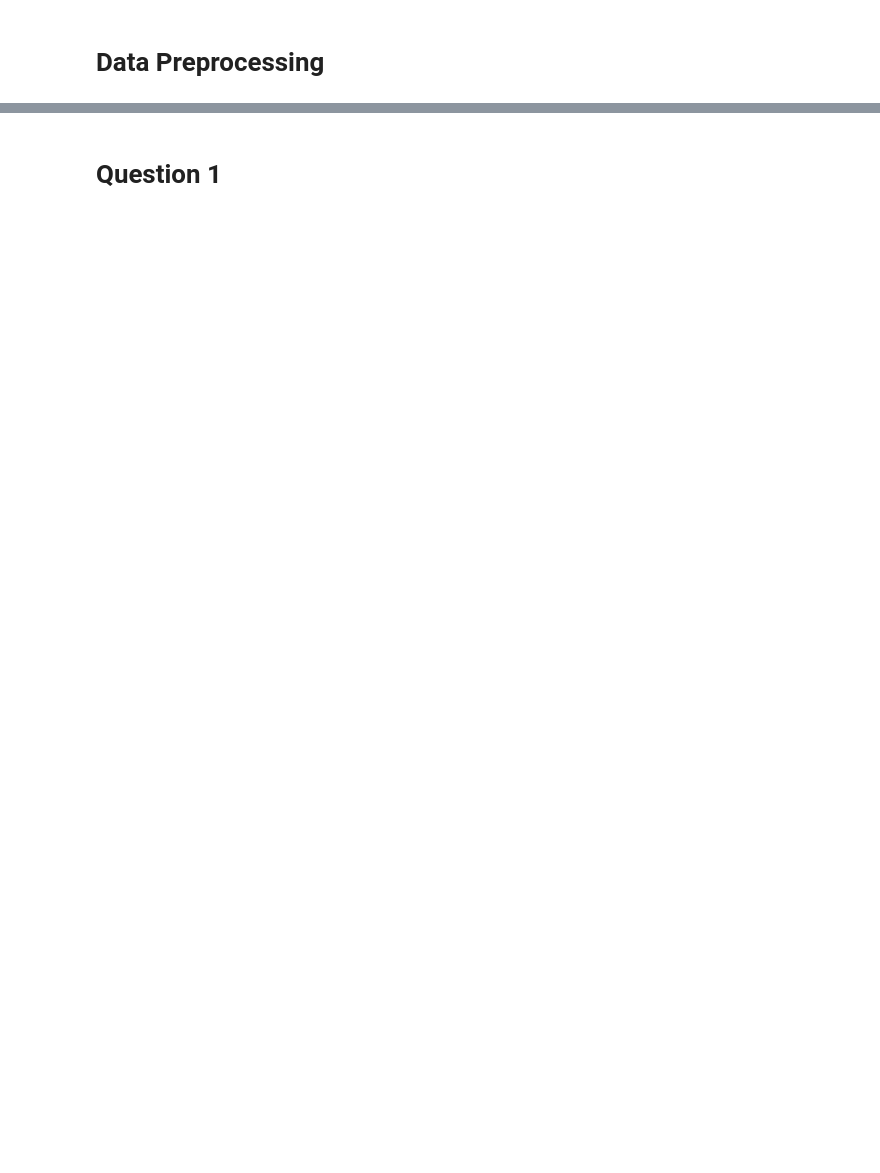
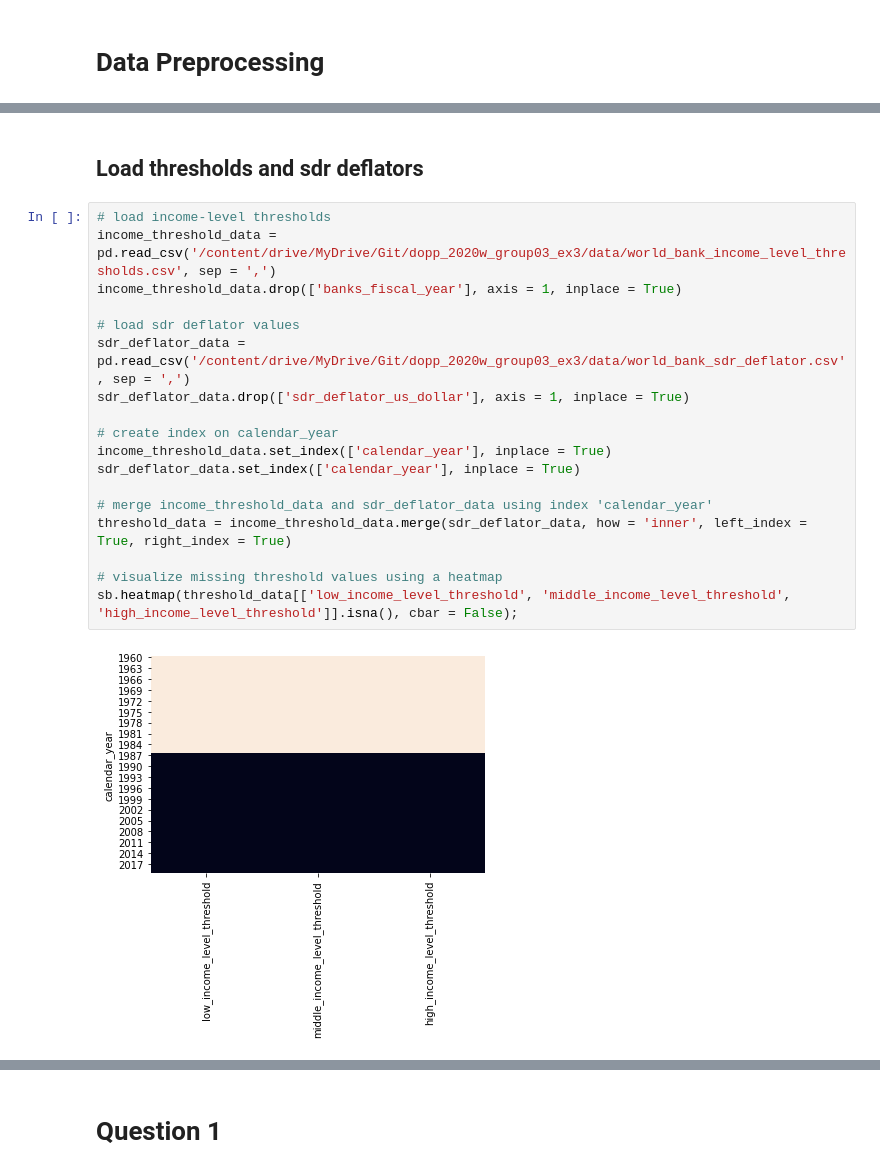
Before and after one commit to christoph-fraller/dopp_2020w_group03_ex3, a Jupyter notebook: dopp_2020w_group03_ex3_with_git.ipynb, the cells around one changed output, grey strips where cells are left out. Drawn from its saved outputs; the diff is of its cells as text; blank space fills up the shorter version.

```diff
--- a/dopp_2020w_group03_ex3_with_git.ipynb
+++ b/dopp_2020w_group03_ex3_with_git.ipynb
@@ -275,0 +319,22 @@ data
+# %% [markdown]
+## Load thresholds and sdr deflators
+# %%
+# load income-level thresholds
+income_threshold_data = pd.read_csv('/content/drive/MyDrive/Git/dopp_2020w_group03_ex3/data/world_bank_income_level_thresholds.csv', sep = ',')
+income_threshold_data.drop(['banks_fiscal_year'], axis = 1, inplace = True)
+
+# load sdr deflator values
+sdr_deflator_data = pd.read_csv('/content/drive/MyDrive/Git/dopp_2020w_group03_ex3/data/world_bank_sdr_deflator.csv', sep = ',')
+sdr_deflator_data.drop(['sdr_deflator_us_dollar'], axis = 1, inplace = True)
+
+# create index on calendar_year
+income_threshold_data.set_index(['calendar_year'], inplace = True)
+sdr_deflator_data.set_index(['calendar_year'], inplace = True)
+
+# merge income_threshold_data and sdr_deflator_data using index 'calendar_year'
+threshold_data = income_threshold_data.merge(sdr_deflator_data, how = 'inner', left_index = True, right_index = True)
+
+# visualize missing threshold values using a heatmap
+sb.heatmap(threshold_data[['low_income_level_threshold', 'middle_income_level_threshold', 'high_income_level_threshold']].isna(), cbar = False);
+# %% [output]
+[figure, added]
```
Also changed, not shown: parts of 48 cells of this notebook.
